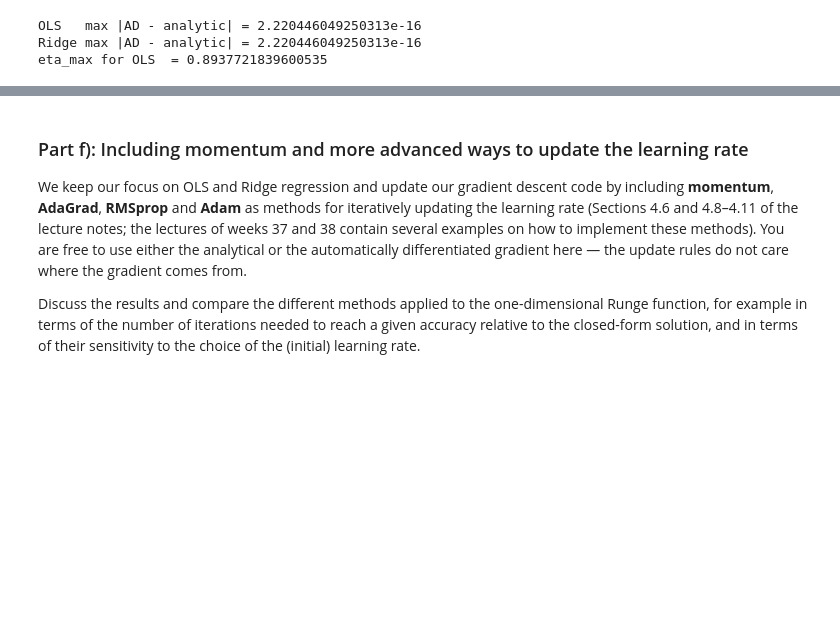
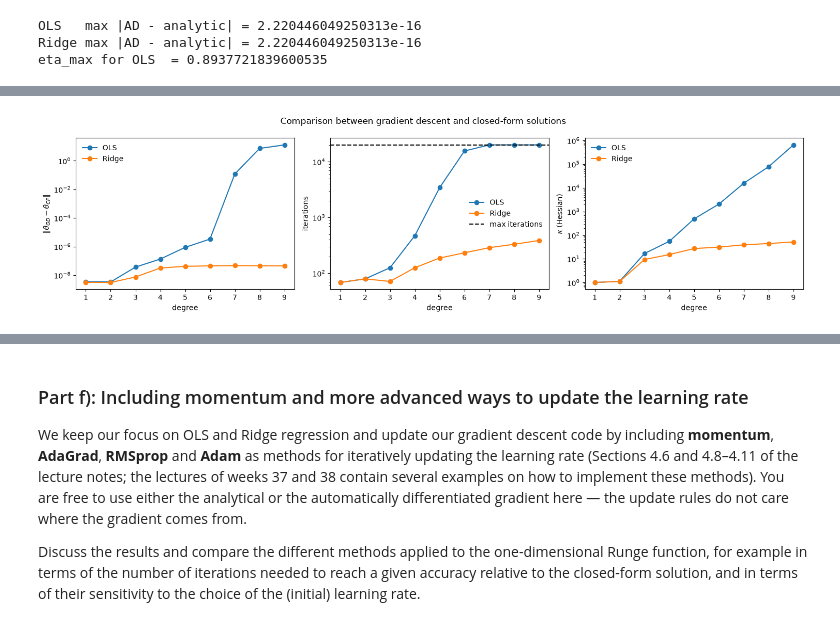
Before and after one commit to GiacomoSaporetti/FYS-STK4155-Project1, a Jupyter notebook: Project1.ipynb, the cells around one changed output, grey strips where cells are left out. Cells and saved outputs as stored; diff of their text form; code cells hidden in the pictures; blank space fills up the shorter version.

Commit message:
Completed Part A), E) and F)

```diff
--- a/Project1.ipynb
+++ b/Project1.ipynb
@@ -349,7 +384,7 @@ ridge_test = []
 for lam in lambdas:
     # ridge regression
     theta = ridge_svd(X,y,lam)
-    thetas.append(theta)
+    thetas_ols.append(theta)
 
     poly = Nth_degree_solver(p, x, y, lam)
     mse = poly.solve()
@@ -574,0 +622,86 @@ def gradient_descent(eta, X, y, tol=1e-8, type="analytical_gradient"):
+# %%
+def hessian_eigs(X, lam=0.0):
+    n = len(X)
+    return np.linalg.eigvalsh((2.0 / n) * X.T @ X + 2.0 * lam * np.eye(X.shape[1]))
+
+
+def standardized_data(degree, lam=0):
+    poly = Nth_degree_solver(degree, x, y, lam)
+    poly.solve()
+    return poly.X_train_norm, poly.y_train_norm, poly.get_thetas()
+
+degrees = np.arange(1, 10)
+
+# Verify that analytical and automatic gradient agree to machine precision for both OLS and Ridge
+print("Comparison between Analytical and Automatic Gradients")
+for lam in [0, 0.01, 0.1]:
+    for p in degrees:
+        X = design_matrix(x, p)
+        # Select random theta at which evaluate the gradients
+        th = rng.normal(size=X.shape[1])
+        g_an = analytical_gradient(th, X, y, lam)
+        g_ad = np.asarray(automatic_gradient()(th, X, y, lam))
+        print(f"lambda:{lam}, Relative error:{np.linalg.norm(g_an - g_ad) / np.linalg.norm(g_an)}")
+
+
+
+# Comparison with parts a) and b)
+print("\nConvergence of gradient descent towards closed-form solutions\n")
+
+res = {}
+for name, lam in (("OLS", 0), ("Ridge", 0.1)):
+    res[name] = []
+    for p in degrees:
+        poly = Nth_degree_solver(p, x, y, lam=lam)
+        poly.solve()
+        # I need to use the same data from Nth degree solver, since it scales data and split in train/test inside itself
+        X, yy = poly.X_train_norm, poly.y_train_norm
+        eigs = hessian_eigs(X, lam)
+        h, t = gradient_descent(0.9*2/eigs.max(), X, yy, lam=lam)
+        res[name].append((t, np.linalg.norm(h[-1] - poly.get_thetas()), eigs.max()/eigs.min()))
+
+fig, ax = plt.subplots(1, 3, figsize=(15, 4))
+for name, r in res.items():
+    # itearations, norm difference and kappa
+    t, d, k = np.array(r).T
+    ax[0].semilogy(degrees, d, 'o-', label=name)
+    ax[1].semilogy(degrees, t, 'o-', label=name)
+    ax[2].semilogy(degrees, k, 'o-', label=name)
+ax[0].set_ylabel(r'$\|\theta_{GD}-\theta_{CF}\|$')
+ax[1].axhline(20000, color='k', ls='--', label='max iterations')
+ax[1].set_ylabel('iterations')
+ax[2].set_ylabel(r'$\kappa$ (Hessian)')
+for a in ax:
+    a.set_xlabel('degree'); a.legend(frameon=False)
+fig.suptitle("Comparison between gradient descent and closed-form solutions")
+plt.tight_layout()
+plt.show()
+
+
+
+# Learning rate analisys
+# Role of the learning rate: iterations needed to get within acc of the closed-form solution as a function of eta
+lam_ridge, acc, max_it = 0.1, 1e-4, 100000
+degs = [3, 5, 7]
+fig, axs = plt.subplots(1, 2, sharey=True, figsize=(15, 4))
+for ax_, lam in zip(axs, [0, lam_ridge]):
+    for p in degs:
+        Xs, ys, th_cf = standardized_data(p, lam)
+        eta_max = 2 / hessian_eigs(Xs, lam).max()
+        ratios = np.geomspace(1e-2, 1.1, 20)
+        iters = []
+        for r in ratios:
+            # Divergent runs overflows
+            with np.errstate(all="ignore"):
+                h, t = gradient_descent(r*eta_max, Xs, ys, lam=lam, theta_hat=th_cf, theta_tol=acc, num_iters=max_it)
+                ok = np.linalg.norm(h[-1] - th_cf) < acc
+            # Append Nan if diverges
+            iters.append(t if ok else np.nan)
+        ax_.loglog(ratios, iters, 'o-', label=f"degree {p}")
+    ax_.axvline(1, color='k', ls='--', label=r"$\eta=2/\lambda_{max}$")
+    ax_.set_xlabel(r"$\eta/\eta_{max}$")
+    ax_.set_title("OLS" if lam == 0 else f"Ridge (lambda={lam})")
+    ax_.legend(frameon=False)
+axs[0].set_ylabel("iterations")
+plt.show()
+# %% [output]
@@ -574,0 +725 @@ def gradient_descent(eta, X, y, tol=1e-8, type="analytical_gradient"):
+[figure, added]
```
Also changed, not shown: parts of 7 cells of this notebook.
